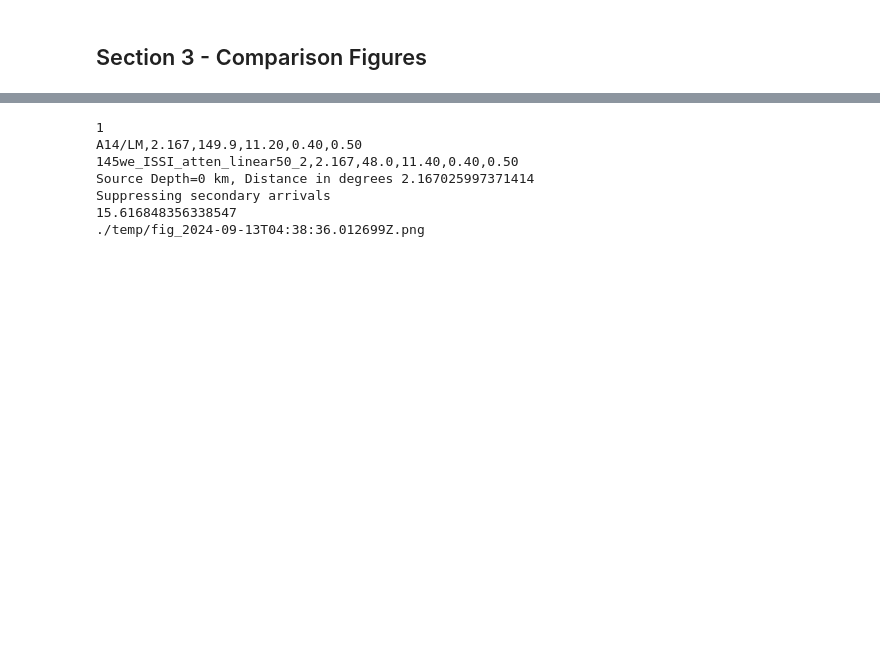
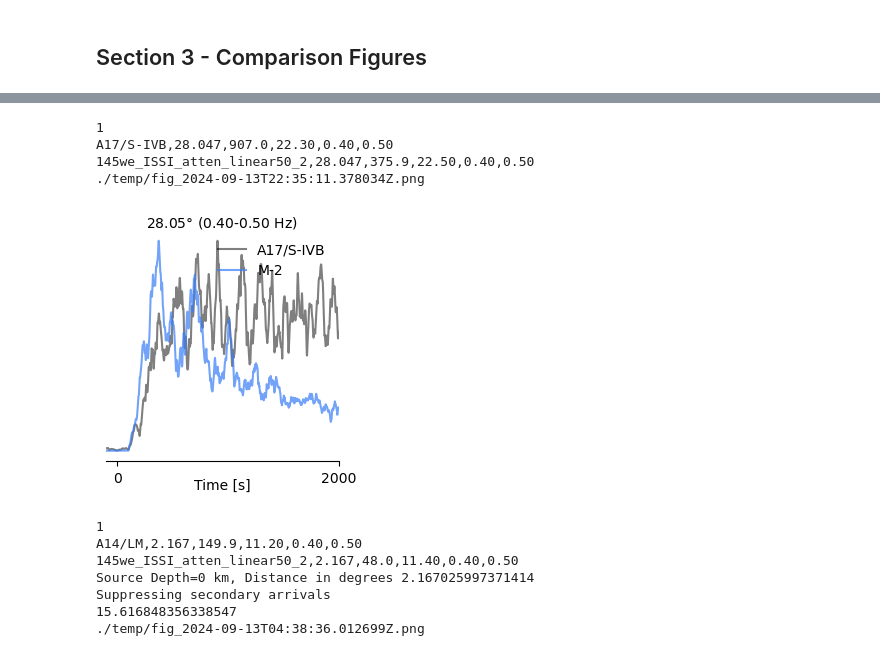
Before and after one commit to cerinunn/impact_simulations, a Jupyter notebook: quantitative_estimates.ipynb, the cells around one changed output, grey strips where cells are left out. Cells and saved outputs as stored; diff of their text form; code cells hidden in the pictures; blank space fills up the shorter version.

```diff
--- a/quantitative_estimates.ipynb
+++ b/quantitative_estimates.ipynb
@@ -314,32 +314,3 @@ Min/Max R -2.577415 1.2928319
 Min/Max T -1.341222 1.2182254
 Min/Max Z -0.007234675 17.365479
 Models read in
-# %%
-############################################################################
-# specify a run name
-run = '166w_ISSI_atten_combi_50_nr_100_constant_2'
-run_title = "ISSI M1, surface topography, 20% Moho topography, ±50% scatter linear from 0 to 50 km, surface explosion"
-short_title = "M-6"
-# model for TauP
-model_taup='ISSI_MOON_M1_taup'
-
-# top level dir
-top_dir = '/Users/cnunn/lunar_data/axisem3d_runs/'
-folder='simu3D'
-
-#######
-# specify station_group
-station_group = 'stations_many'
-# specify station file
-station_file = 'stations_many.txt'
-# specify a station key (network.name)
-station_key = 'CO.A10'
-
-# source name
-source_name='explosion0'
-
-# get all the streams from the netcdf file
-original_stream_run, st_rank_all = get_all_streams_from_netcdf(top_dir=top_dir,
-        run=run,short_title=short_title,station_group=station_group,station_file=station_file,
-        source_name=source_name,folder=folder,model_taup=calculated_taup_dict[model_taup])
-original_stream_dict[run] =  original_stream_run
@@ -516,4 +483,24 @@ A17/LM,57.671,1649.6,22.30,0.40,0.50
 [figure]
+# %%
+plot_envelope_taup_quantitative(original_stream=None,
+                   original_stream_dict=original_stream_dict,run_list=run_list,
+                   observation_stream=original_observation_stream_local_MH,distance_in_degree=distance_examples[28],
+                   inv=inv,
+                         title=None,
+                              # freqmin=freqmin,freqmax=freqmax,
+                                     pre_filt_env = pre_filt_env,
+                         startsecond=-100, endsecond=2000,channel='Z',
+                              normalize='relative', phase_list=["P"],
+                              smooth_periods=10,
+                              # taup_show=False,
+                              save_fig=True,figsize=(3,3 )
+                             )
+# %% [output]
+1
+A17/S-IVB,28.047,907.0,22.30,0.40,0.50
+145we_ISSI_atten_linear50_2,28.047,375.9,22.50,0.40,0.50
+./temp/fig_2024-09-13T22:35:11.378034Z.png
+[figure, added]
 # %%
 # Figure 14 (bottom) - onset
 
```
Also changed, not shown: parts of 6 cells of this notebook.
